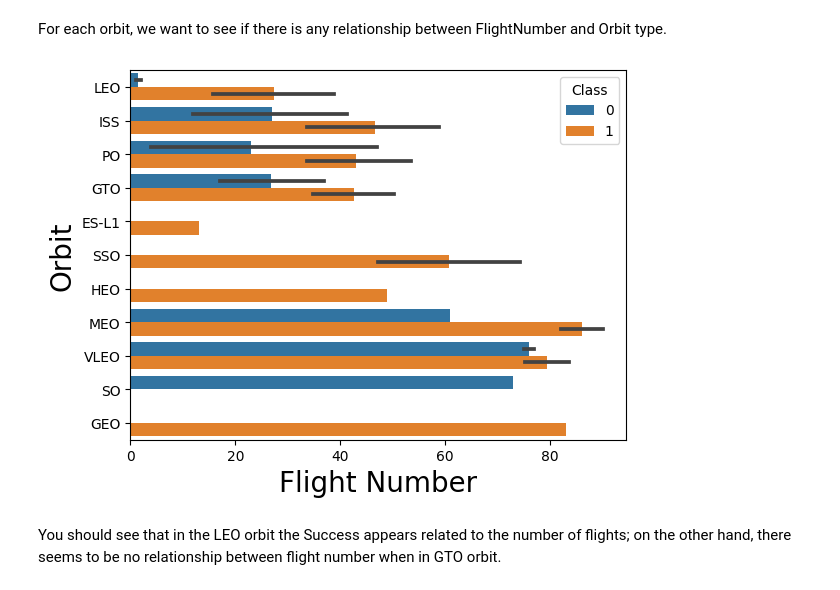
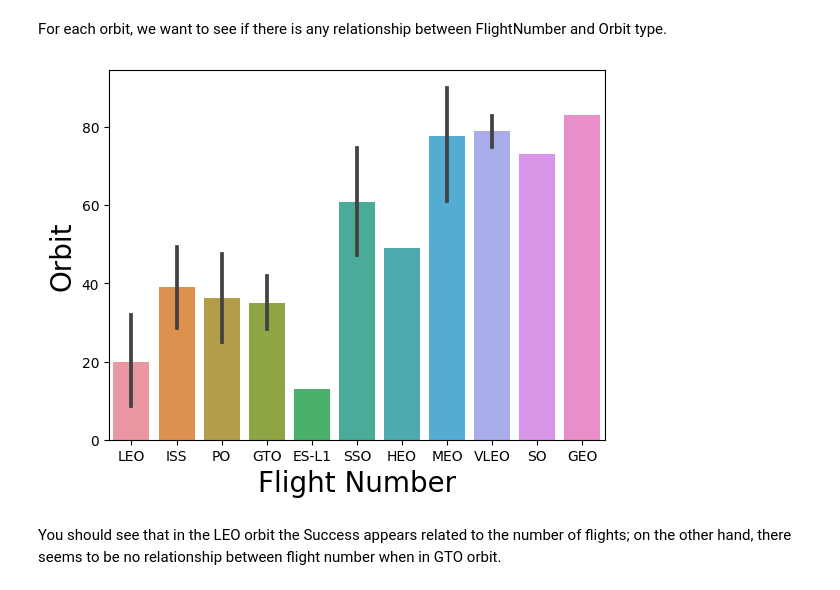
Before and after one commit to Hasansarwer/Applied-Data-Science-Capstone, a Jupyter notebook: jupyter-labs-eda-dataviz.ipynb, the cells around one changed output. Drawn from its saved outputs; the diff is of its cells as text; code cells hidden in the pictures.

```diff
--- a/jupyter-labs-eda-dataviz.ipynb
+++ b/jupyter-labs-eda-dataviz.ipynb
@@ -127,12 +131,12 @@ Analyze the ploted bar chart try to find which orbits have high sucess rate.
 For each orbit, we want to see if there is any relationship between FlightNumber and Orbit type.
 # %%
 # Plot a scatter point chart with x axis to be FlightNumber and y axis to be the Orbit, and hue to be the class value
-sns.barplot(y="Orbit", x="FlightNumber", hue="Class", data=df)
+sns.barplot(x="Orbit", y="FlightNumber", data=df)
 plt.xlabel("Flight Number",fontsize=20)
 plt.ylabel("Orbit",fontsize=20)
 plt.show()
 # %% [output]
-[figure, old version]
+[figure, new version]
 # %% [markdown]
 You should see that in the LEO orbit the Success appears related to the number of flights; on the other hand, there seems to be no relationship between flight number when in GTO orbit.
 # %% [markdown]
```
Also changed, not shown: parts of 6 cells of this notebook, 2 other files.
